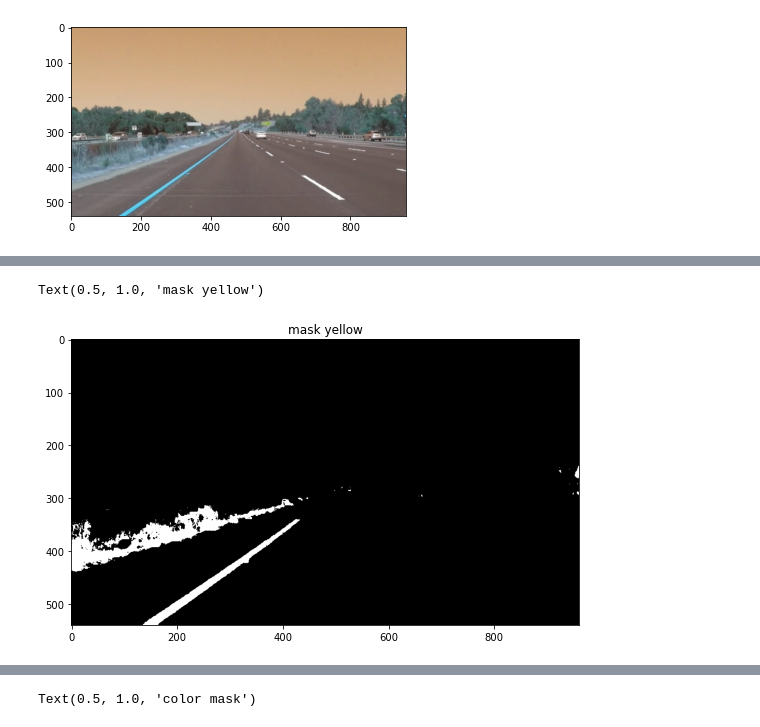
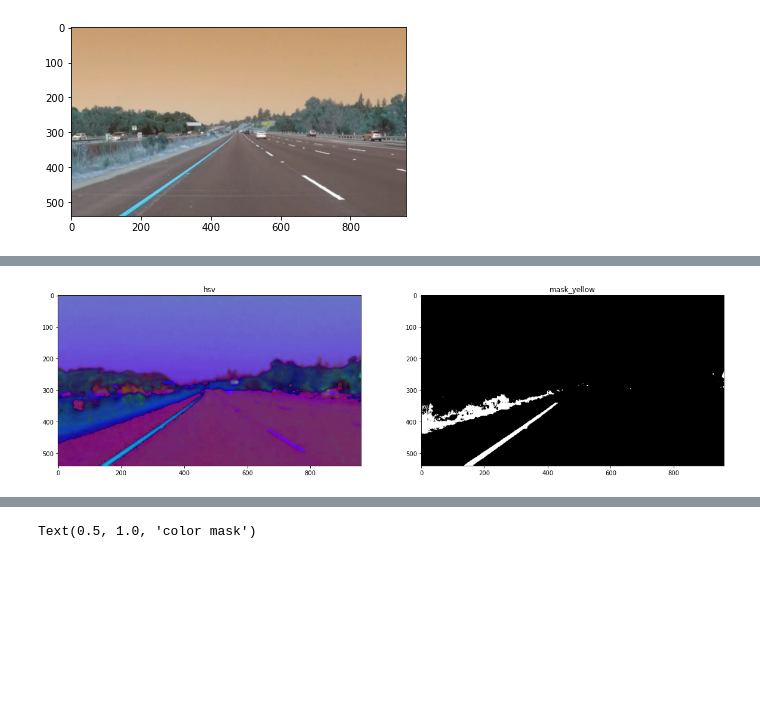
Before and after one commit to karthikeyanrathore/Lane-Line-Detection, a Jupyter notebook: Yellow Lane (PrePro).ipynb, the cells around one changed output, grey strips where cells are left out. Drawn from its saved outputs; the diff is of its cells as text; code cells hidden in the pictures; blank space fills up the shorter version.

```diff
--- a/Yellow Lane (PrePro).ipynb
+++ b/Yellow Lane (PrePro).ipynb
@@ -23,11 +23,16 @@ mask_yellow = cv2.inRange(hsv, (15,60,20), (25, 255, 255))
 # %%
 plt.figure(figsize=(20,20))
 plt.subplot(1,2,1)
+plt.imshow(hsv, cmap="gray")
+plt.title("hsv")
+
+plt.subplot(1,2,2)
 plt.imshow(mask_yellow, cmap="gray")
-plt.title("mask yellow")
+plt.title("mask_yellow")
+
+plt.savefig('images/mask_yellow.png', transparent=True)
 # %% [output]
-Text(0.5, 1.0, 'mask yellow')
-[figure, old version]
+[figure, new version]
 # %%
 mask_white = cv2.inRange(img, (200,200,200), (255, 255, 255))
 # %%
```
Also changed, not shown: parts of 3 cells of this notebook, 11 other files.
